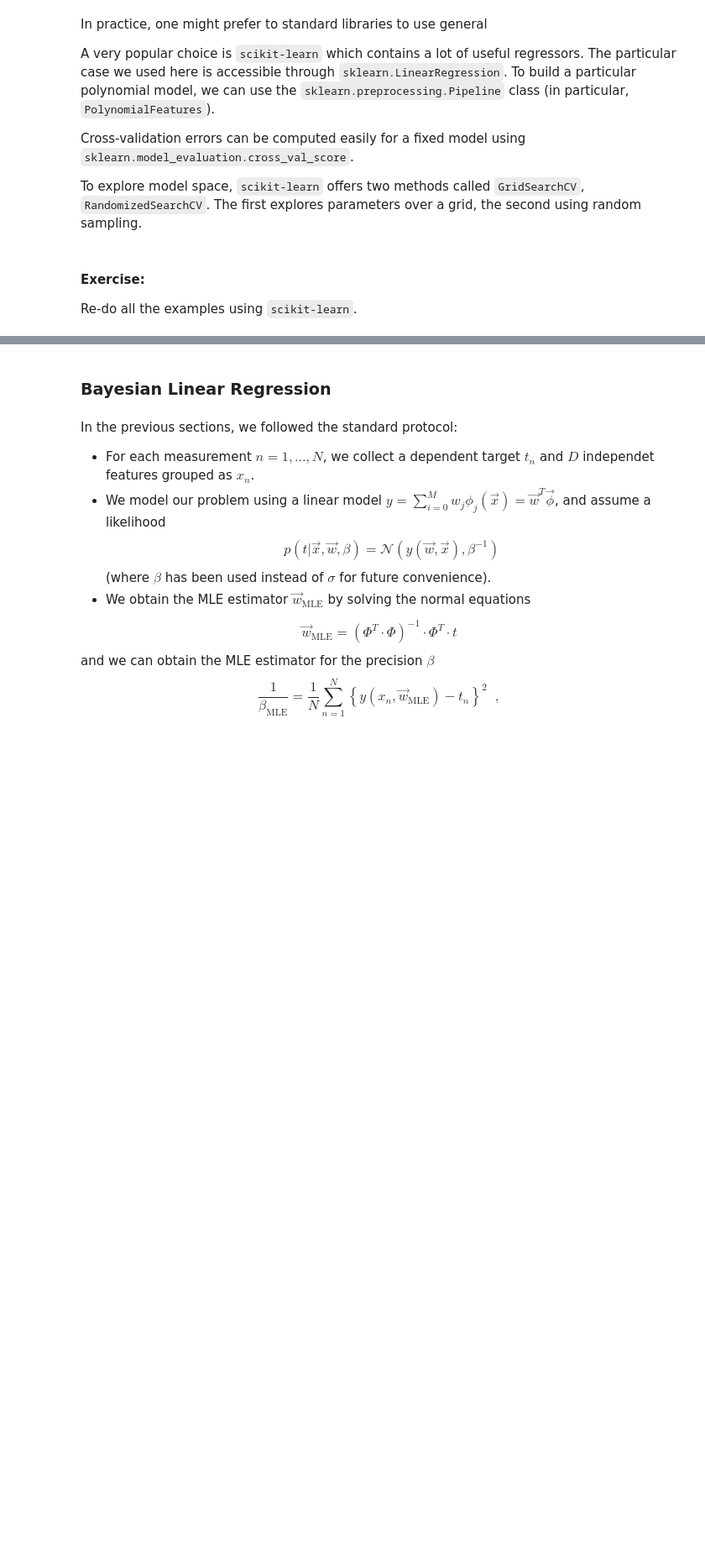
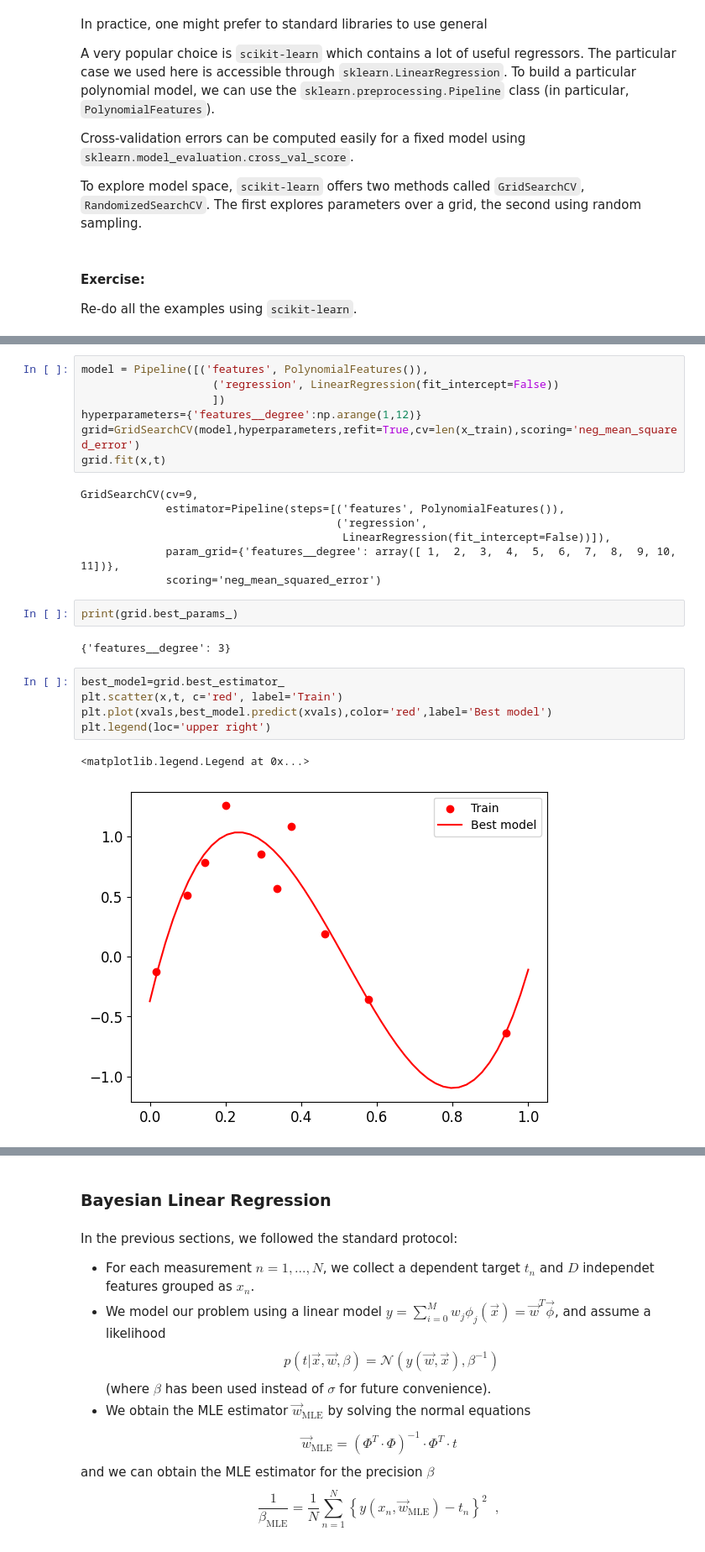
Before and after one commit to mcgen-ct/tutorials, a Jupyter notebook: ML/Introduction_to_Regression.ipynb, the cells around one changed output, grey strips where cells are left out. Shown at 84% size. Drawn from its saved outputs; the diff is of its cells as text; blank space fills up the shorter version.

```diff
--- a/ML/Introduction_to_Regression.ipynb
+++ b/ML/Introduction_to_Regression.ipynb
@@ -431,0 +637,26 @@ Re-do all the examples using `scikit-learn`.
+# %%
+model = Pipeline([('features', PolynomialFeatures()),
+                    ('regression', LinearRegression(fit_intercept=False))
+                    ])
+hyperparameters={'features__degree':np.arange(1,12)}
+grid=GridSearchCV(model,hyperparameters,refit=True,cv=len(x_train),scoring='neg_mean_squared_error')
+grid.fit(x,t)
+# %% [output]
+GridSearchCV(cv=9,
+             estimator=Pipeline(steps=[('features', PolynomialFeatures()),
+                                       ('regression',
+                                        LinearRegression(fit_intercept=False))]),
+             param_grid={'features__degree': array([ 1,  2,  3,  4,  5,  6,  7,  8,  9, 10, 11])},
+             scoring='neg_mean_squared_error')
+# %%
+print(grid.best_params_)
+# %% [output]
+{'features__degree': 3}
+# %%
+best_model=grid.best_estimator_
+plt.scatter(x,t, c='red', label='Train')
+plt.plot(xvals,best_model.predict(xvals),color='red',label='Best model')
+plt.legend(loc='upper right')
+# %% [output]
+<matplotlib.legend.Legend at 0x...>
+[figure, added]
```
Also changed, not shown: parts of 37 cells of this notebook.
